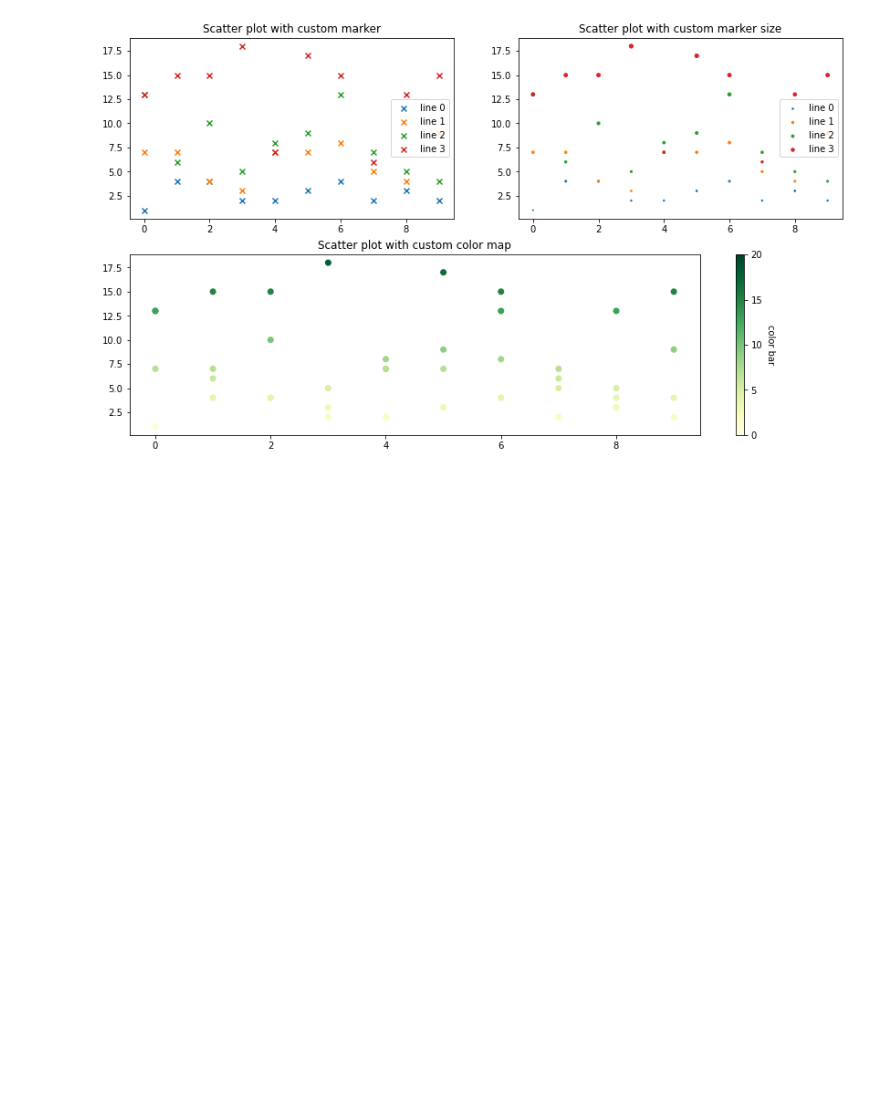
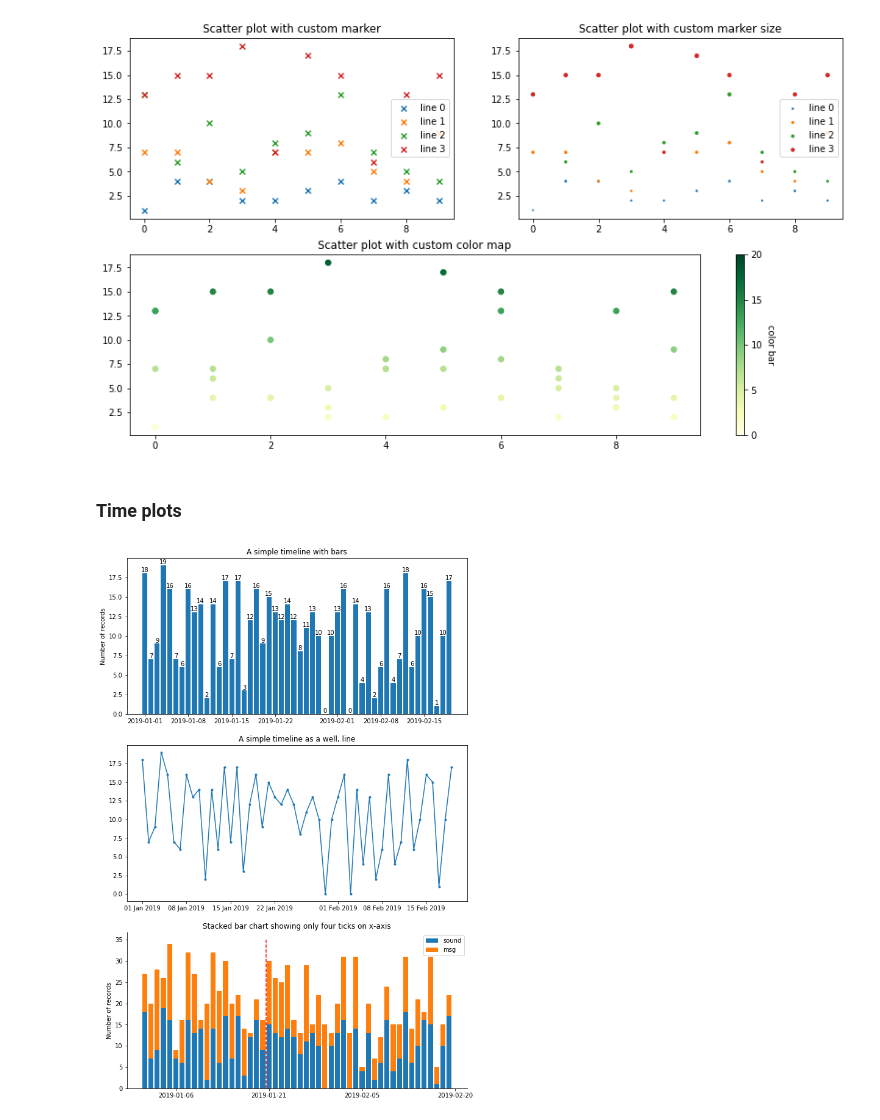
Before and after one commit to purplsquirr3l/randomness, a Jupyter notebook: viz-examples.ipynb, the cells around one changed output. Cells and saved outputs as stored; diff of their text form; code cells hidden in the pictures; blank space fills up the shorter version.

Commit message:
Update viz notebook with timeline examples

```diff
--- a/viz-examples.ipynb
+++ b/viz-examples.ipynb
@@ -259,3 +259,5 @@ cbar.set_ticks(range(0, 25, 5))
 plt.show()
 # %% [output]
 [figure]
+# %% [markdown]
+### Time plots
@@ -261,0 +267,54 @@ plt.show()
+# %%
+# generate data
+num_points = 50
+current_datetime = datetime.datetime.strptime('01/01/2019 00:00:00', '%m/%d/%Y %H:%M:%S')
+categories = ['item', 'msg', 'sound', 'email', 'alert']
+
+datetimes = []
+
+# generate the datetimes
+for item in range(num_points):
+    # add the current time to our collection and calculate the next one
+    dt_entry = {'datetime': current_datetime}
+    current_datetime += datetime.timedelta(days=1)
+
+    # generate the category flag
+    for category in categories:
+        dt_entry[category] = random.randrange(20)
+
+    datetimes.append(dt_entry)
+# %%
+fig = plt.figure(figsize=(10,16))
+ax = fig.add_subplot(311)
+rects = ax.bar([a['datetime'] for a in datetimes], [a['sound'] for a in datetimes])
+ax.set_ylabel('Number of records')
+
+# add bar labels
+for rect in rects:
+    height = rect.get_height()
+    ax.text(rect.get_x() + rect.get_width()/2., height,\
+            '%d' % int(height), ha='center', va='bottom')
+
+ax.set_title('A simple timeline with bars')
+
+bx = fig.add_subplot(312)
+bx.plot([a['datetime'] for a in datetimes], [a['sound'] for a in datetimes], '.-')
+bx.set_title('A simple timeline as a well, line')
+bx.xaxis.set_major_formatter(mdates.DateFormatter('%d %b %Y'))
+
+
+cx = fig.add_subplot(313)
+cx.bar([a['datetime'] for a in datetimes], [a['sound'] for a in datetimes], label='sound')
+cx.bar([a['datetime'] for a in datetimes], [a['msg'] for a in datetimes], bottom=[a['sound'] for a in datetimes], \
+       label='msg')
+cx.vlines(datetime.datetime(2019, 1, 20, 12, 0), 0, 35, ls='--', colors='r')
+cx.set_ylabel('Number of records')
+cx.set_title('Stacked bar chart showing only four ticks on x-axis')
+cx.xaxis.set_major_locator(plt.MaxNLocator(4))
+cx.spines['top'].set_visible(False)
+cx.spines['right'].set_visible(False)
+cx.legend()
+
+plt.show()
+# %% [output]
+[figure, added]
```
Also changed, not shown: parts of 1 cell of this notebook, 2 other files.
